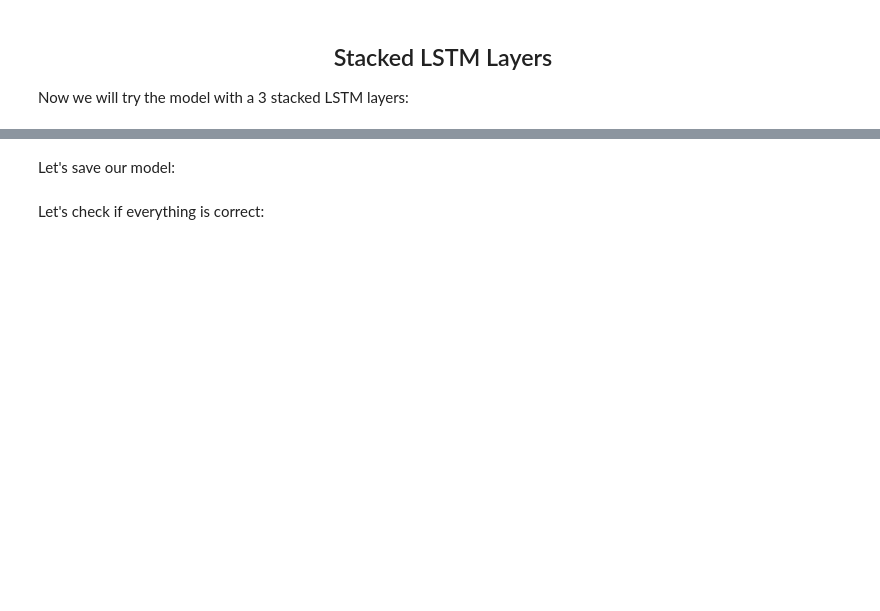
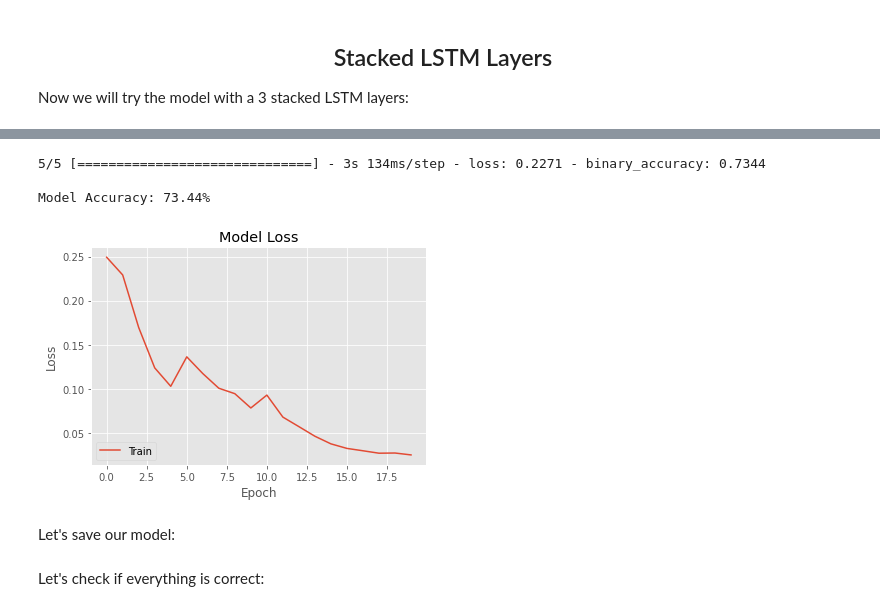
Before and after one commit to jackshendrikov/sensus, a Jupyter notebook: LSTM.ipynb, the cells around one changed output, grey strips where cells are left out. Saved outputs shown, nothing was run; the diff lists cells and outputs as text; code cells hidden in the pictures; blank space fills up the shorter version.

Commit message:
Trained all models and finished part III

```diff
--- a/LSTM.ipynb
+++ b/LSTM.ipynb
@@ -301,7 +408,7 @@ Now we will try the model with a 3 stacked LSTM layers:
 # configure network
 n_neurons = 100
 n_epoch = 20
-n_batch = 32
+n_batch = 64
 
 # design network
 model3L = Sequential()
@@ -319,16 +462,21 @@ model3L_hist = model3L.fit(x_train, np.asarray(y_train), batch_size=n_batch, epo
 # %%
 model3L_score = model3L.evaluate(x_val, np.asarray(y_val), batch_size=n_batch)
-print("\nModel loss:", str(round(model3L_score[0] * 100, 2)) + '%',
-      "\nModel Accuracy:",str(round(model3L_score[1] * 100, 2)) + '%')
+print("\nModel Accuracy:",str(round(model3L_score[1] * 100, 2)) + '%')
+# %% [output]
+5/5 [==============================] - 3s 134ms/step - loss: 0.2271 - binary_accuracy: 0.7344
+
+Model Accuracy: 73.44%
 # %%
-plt.plot(model_mini_hist.history['loss'])
+plt.plot(model3L_hist.history['loss'])
 
 plt.title('Model Loss')
 plt.ylabel('Loss')
 plt.xlabel('Epoch')
 plt.legend(['Train'], loc='lower left')
 
 plt.show()
+# %% [output]
+[figure, added]
 # %% [markdown]
 Let's save our model:
 # %%
```
Also changed, not shown: parts of 37 cells of this notebook.
